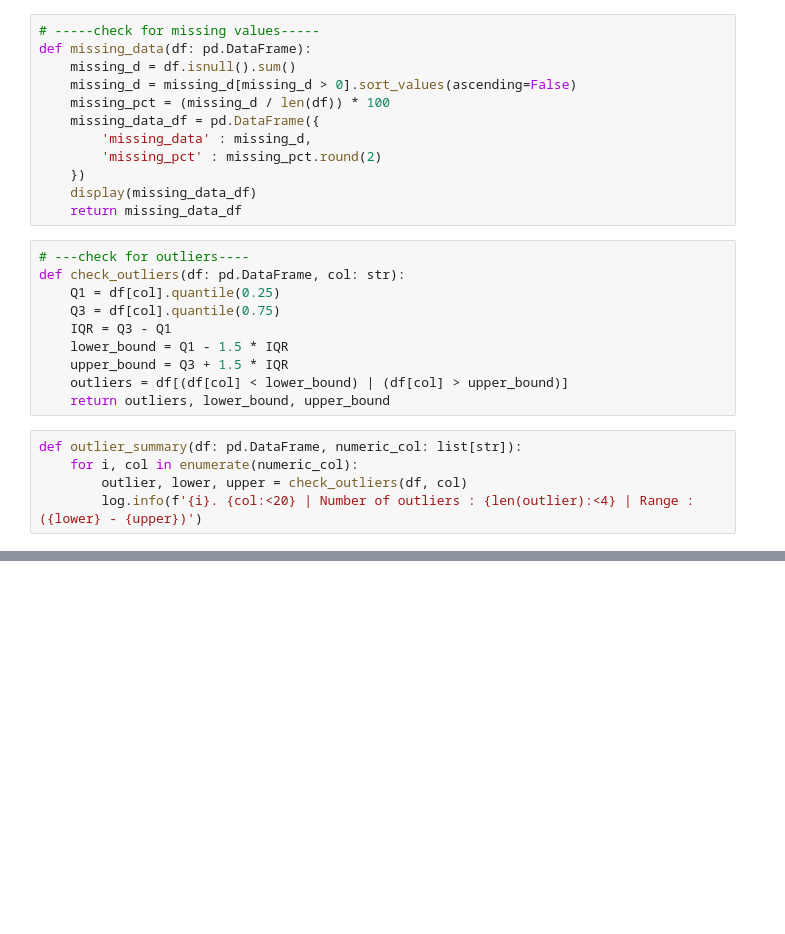
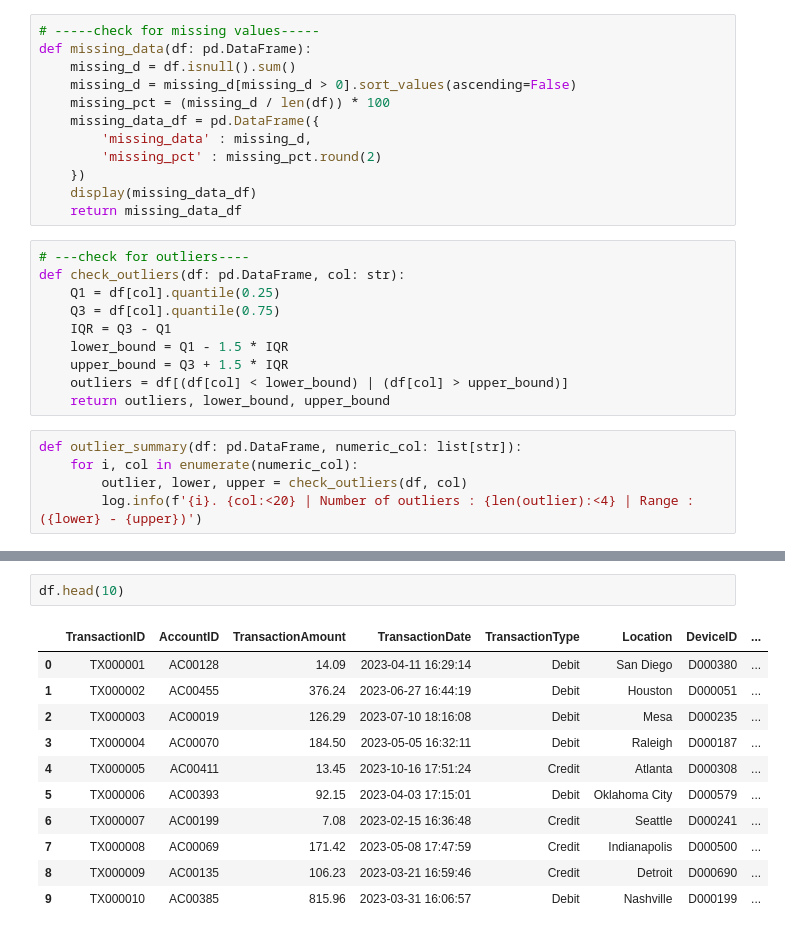
Before and after one commit to Maxwell-Selassie/Fraud-Detection, a Jupyter notebook: notebooks/eda.ipynb, the cells around one changed output, grey strips where cells are left out. Drawn from its saved outputs; the diff is of its cells as text; blank space fills up the shorter version.

```diff
--- a/notebooks/eda.ipynb
+++ b/notebooks/eda.ipynb
@@ -208,0 +232,14 @@ univariate_visuals(df, num_cols, cat_cols)
+# %%
+df.head(10)
+# %% [output]
+|  | TransactionID | AccountID | TransactionAmount | TransactionDate | TransactionType | Location | DeviceID | ... |
+| 0 | TX000001 | AC00128 | 14.09 | 2023-04-11 16:29:14 | Debit | San Diego | D000380 | ... |
+| 1 | TX000002 | AC00455 | 376.24 | 2023-06-27 16:44:19 | Debit | Houston | D000051 | ... |
+| 2 | TX000003 | AC00019 | 126.29 | 2023-07-10 18:16:08 | Debit | Mesa | D000235 | ... |
+| 3 | TX000004 | AC00070 | 184.50 | 2023-05-05 16:32:11 | Debit | Raleigh | D000187 | ... |
+| 4 | TX000005 | AC00411 | 13.45 | 2023-10-16 17:51:24 | Credit | Atlanta | D000308 | ... |
+| 5 | TX000006 | AC00393 | 92.15 | 2023-04-03 17:15:01 | Debit | Oklahoma City | D000579 | ... |
+| 6 | TX000007 | AC00199 | 7.08 | 2023-02-15 16:36:48 | Credit | Seattle | D000241 | ... |
+| 7 | TX000008 | AC00069 | 171.42 | 2023-05-08 17:47:59 | Credit | Indianapolis | D000500 | ... |
+| 8 | TX000009 | AC00135 | 106.23 | 2023-03-21 16:59:46 | Credit | Detroit | D000690 | ... |
+| 9 | TX000010 | AC00385 | 815.96 | 2023-03-31 16:06:57 | Debit | Nashville | D000199 | ... |
```
Also changed, not shown: parts of 3 cells of this notebook.
